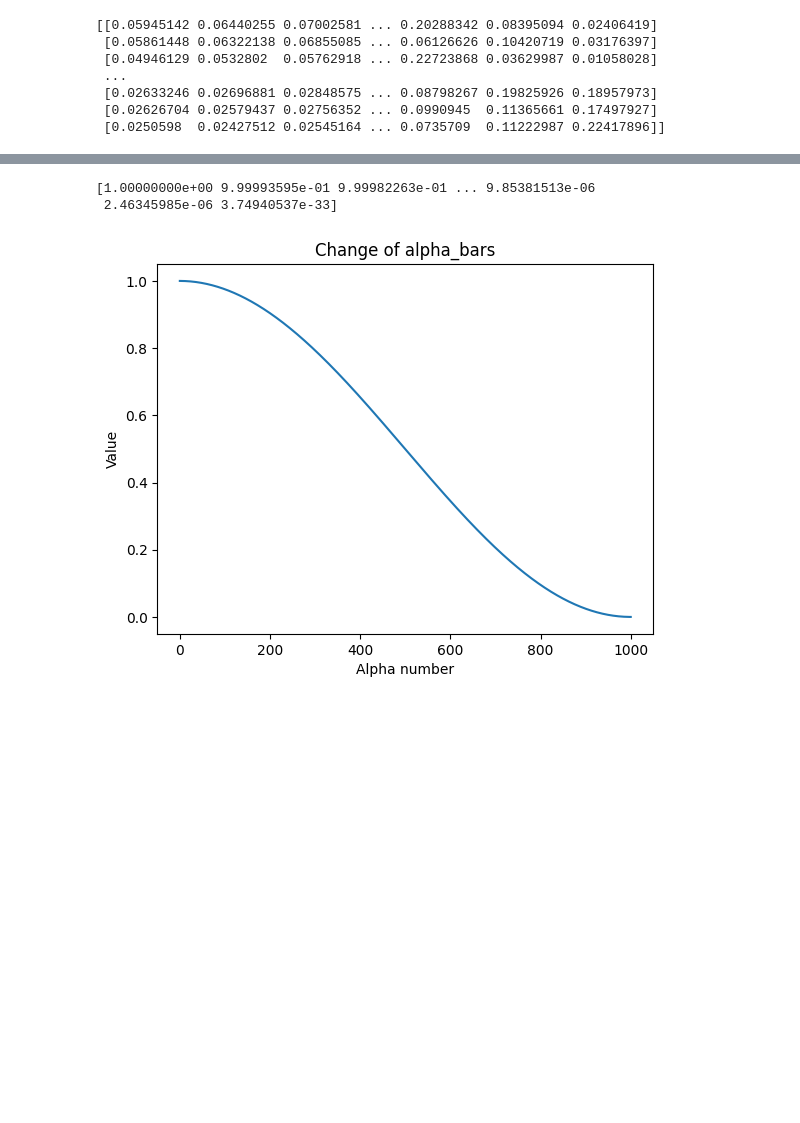
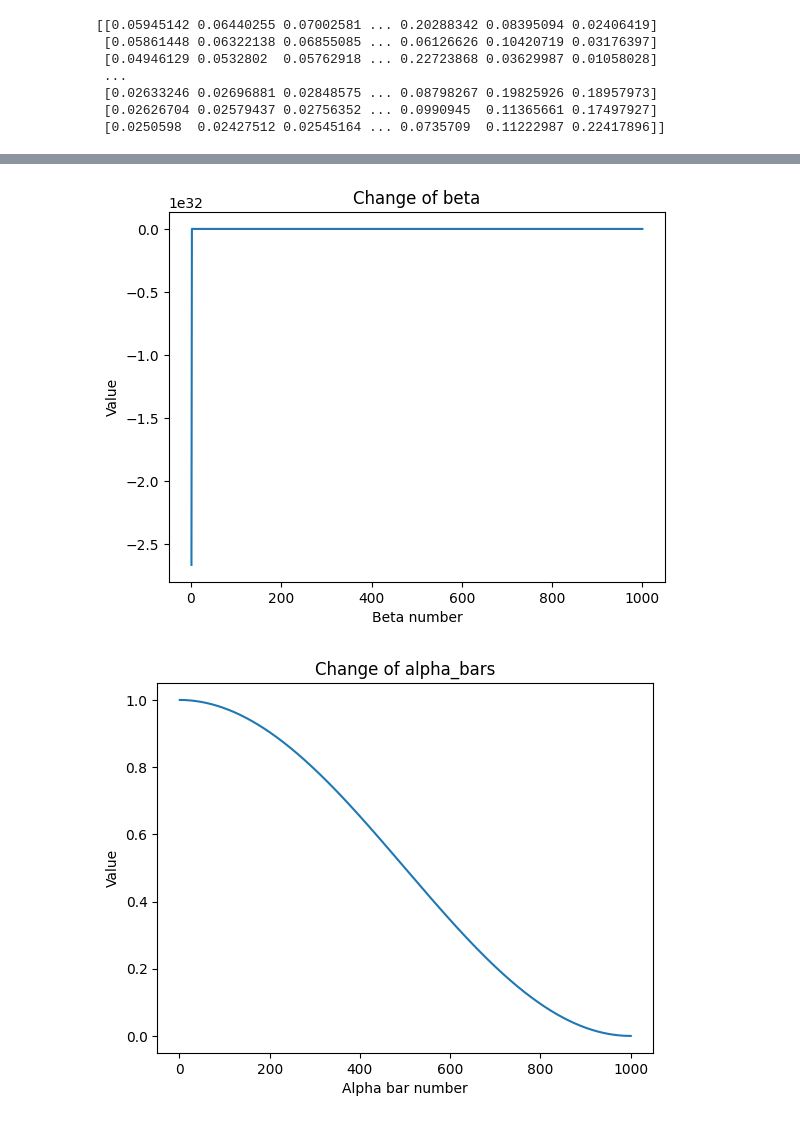
Before and after one commit to kieranphu-svg/FINCH-Science_SyntheticData, a Jupyter notebook: defs/diffusion/helper/noising/test.ipynb, the cells around one changed output, grey strips where cells are left out. Saved outputs shown, nothing was run; the diff lists cells and outputs as text; code cells hidden in the pictures; blank space fills up the shorter version.

```diff
--- a/defs/diffusion/helper/noising/test.ipynb
+++ b/defs/diffusion/helper/noising/test.ipynb
@@ -104,27 +104,44 @@ print(x_t)
 # %%
 Cosine = CosSchedule(1000, 0.0008, 2)
 
-trial_spectrum = data[0,]
+trial_spectrum = torch.tensor(data[0,])
 
 t=10
+time_tens = torch.tensor([t])
 
-x_t = Cosine.add_noise(trial_spectrum, t=t)
+x_t = Cosine.add_noise(trial_spectrum, t=time_tens)
 
 # Everything works
 # %%
 # Will try plotting the alpha_bars
 
 alpha_bars = Cosine.alpha_bars
-print(alpha_bars)
 
-ranges=np.arange(1001)
+alpha = torch.zeros_like(alpha_bars)
+for i in range(len(alpha_bars)-1):
+    alpha[i] = Cosine.alpha_t(i)
+
+beta = torch.zeros_like(alpha_bars)
+for i in range(len(alpha_bars)-1):
+    beta[i] = Cosine.beta_t(i)
+
+beta_tilda = torch.zeros_like(alpha_bars)
+for i in range(len(alpha_bars)-1):
+    beta_tilda[i] = Cosine.beta_tilda_t(i)
+
+ranges=np.arange(1,1001, 1)
+
+plt.plot(ranges, beta)
+plt.xlabel("Beta number")
+plt.ylabel("Value")
+plt.title("Change of beta")
+plt.show()
 
 plt.plot(ranges, alpha_bars)
-plt.xlabel("Alpha number")
+plt.xlabel("Alpha bar number")
 plt.ylabel("Value")
 plt.title("Change of alpha_bars")
 plt.show()
 # %% [output]
-[1.00000000e+00 9.99993595e-01 9.99982263e-01 ... 9.85381513e-06
- 2.46345985e-06 3.74940537e-33]
-[figure, old version]
+[figure, new version]
+[figure, added]
```
Also changed, not shown: parts of 4 cells of this notebook, 4 other files.
